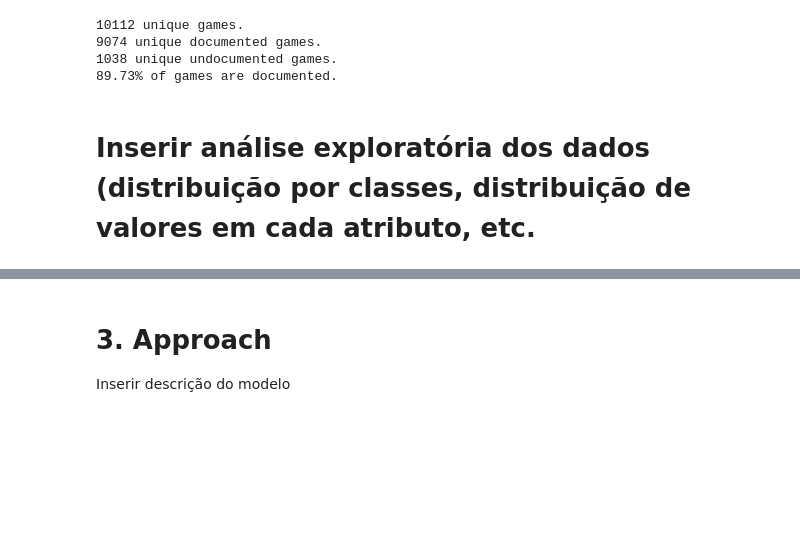
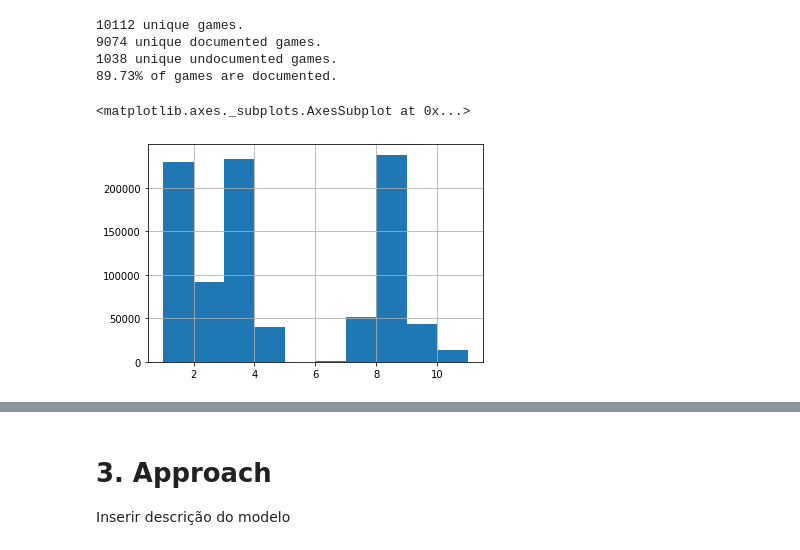
Before and after one commit to pdsam/IART, a Jupyter notebook: Proj2/NoteBookfinal.ipynb, the cells around one changed output, grey strips where cells are left out. Saved outputs shown, nothing was run; the diff lists cells and outputs as text; code cells hidden in the pictures; blank space fills up the shorter version.

Commit message:
graphics

```diff
--- a/Proj2/NoteBookfinal.ipynb
+++ b/Proj2/NoteBookfinal.ipynb
@@ -106,5 +106,9 @@ print(f'{unique_documented_games/unique_games * 100:.2f}% of games are documente
 9074 unique documented games.
 1038 unique undocumented games.
 89.73% of games are documented.
-# %% [markdown]
-# Inserir análise exploratória dos dados (distribuição por classes, distribuição de valores em cada atributo, etc.
+# %%
+differences = events.iloc[:,5]
+differences.hist()
+# %% [output]
+<matplotlib.axes._subplots.AxesSubplot at 0x...>
+[figure, added]
```
Also changed, not shown: parts of 2 cells of this notebook.
